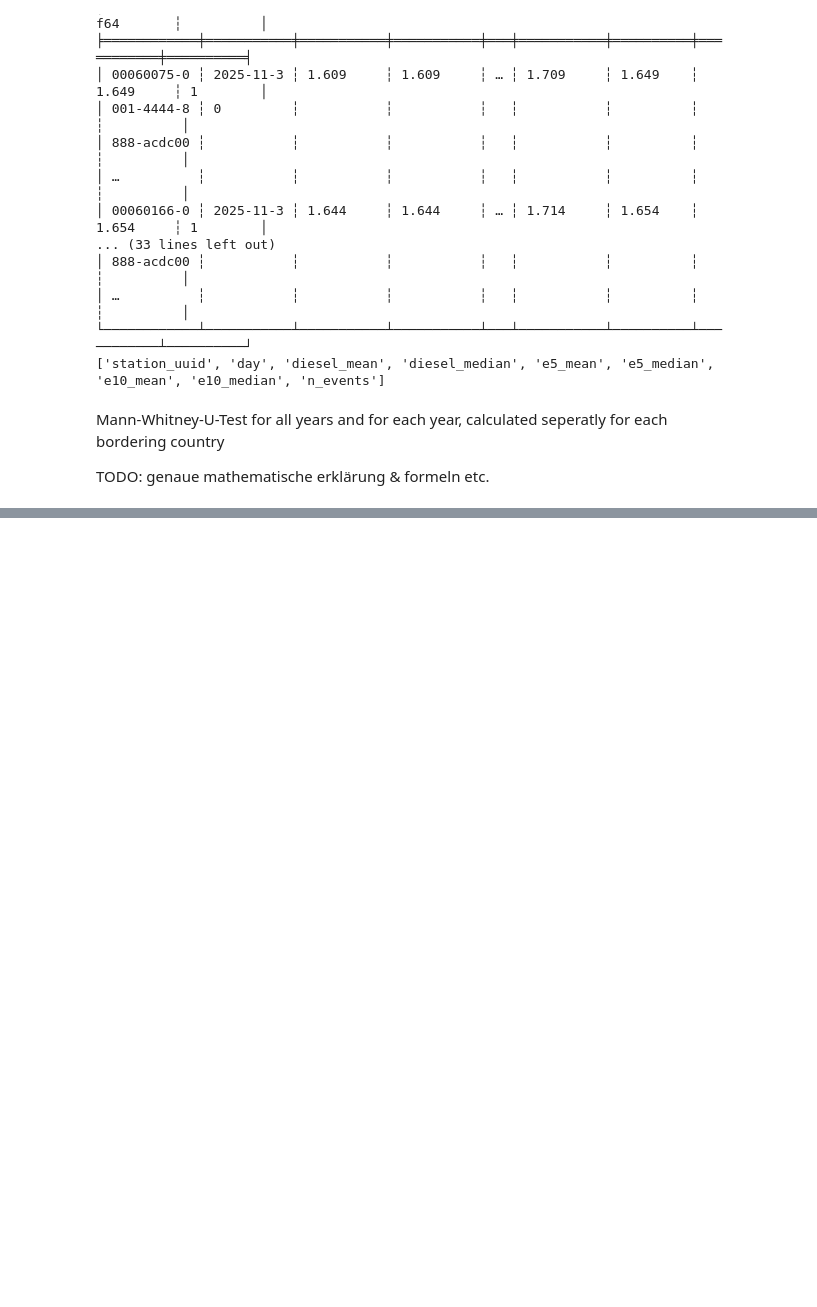
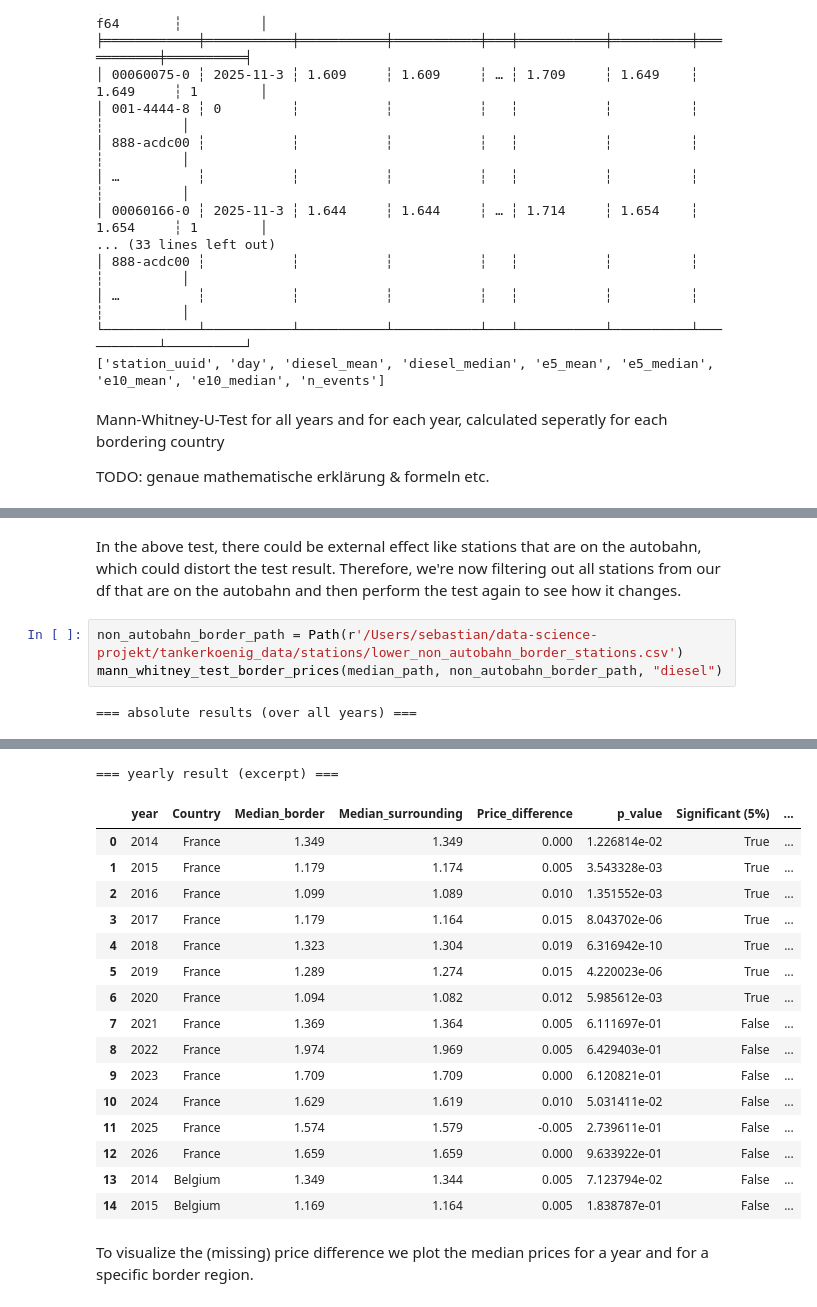
Before and after one commit to qflewy/Data-Science-Projekt, a Jupyter notebook: Notebooks/rq3_nb.ipynb, the cells around one changed output, grey strips where cells are left out. Drawn from its saved outputs; the diff is of its cells as text; blank space fills up the shorter version.

```diff
--- a/Notebooks/rq3_nb.ipynb
+++ b/Notebooks/rq3_nb.ipynb
@@ -136,0 +124,8 @@ data succesfully collected. continuing with the test.
+# %% [markdown]
+In the above test, there could be external effect like stations that are on the autobahn, which could distort the test result.
+Therefore, we're now filtering out all stations from our df that are on the autobahn and then perform the test again to see how it changes.
+# %%
+non_autobahn_border_path = Path(r'/Users/sebastian/data-science-projekt/tankerkoenig_data/stations/lower_non_autobahn_border_stations.csv')
+mann_whitney_test_border_prices(median_path, non_autobahn_border_path, "diesel")
+# %% [output]
+=== absolute results (over all years) ===
@@ -136,0 +141,19 @@ data succesfully collected. continuing with the test.
+=== yearly result (excerpt) ===
+|  | year | Country | Median_border | Median_surrounding | Price_difference | p_value | Significant (5%) | ... |
+| 0 | 2014 | France | 1.349 | 1.349 | 0.000 | 1.226814e-02 | True | ... |
+| 1 | 2015 | France | 1.179 | 1.174 | 0.005 | 3.543328e-03 | True | ... |
+| 2 | 2016 | France | 1.099 | 1.089 | 0.010 | 1.351552e-03 | True | ... |
+| 3 | 2017 | France | 1.179 | 1.164 | 0.015 | 8.043702e-06 | True | ... |
+| 4 | 2018 | France | 1.323 | 1.304 | 0.019 | 6.316942e-10 | True | ... |
+| 5 | 2019 | France | 1.289 | 1.274 | 0.015 | 4.220023e-06 | True | ... |
+| 6 | 2020 | France | 1.094 | 1.082 | 0.012 | 5.985612e-03 | True | ... |
+| 7 | 2021 | France | 1.369 | 1.364 | 0.005 | 6.111697e-01 | False | ... |
+| 8 | 2022 | France | 1.974 | 1.969 | 0.005 | 6.429403e-01 | False | ... |
+| 9 | 2023 | France | 1.709 | 1.709 | 0.000 | 6.120821e-01 | False | ... |
+| 10 | 2024 | France | 1.629 | 1.619 | 0.010 | 5.031411e-02 | False | ... |
+| 11 | 2025 | France | 1.574 | 1.579 | -0.005 | 2.739611e-01 | False | ... |
+| 12 | 2026 | France | 1.659 | 1.659 | 0.000 | 9.633922e-01 | False | ... |
+| 13 | 2014 | Belgium | 1.349 | 1.344 | 0.005 | 7.123794e-02 | False | ... |
+| 14 | 2015 | Belgium | 1.169 | 1.164 | 0.005 | 1.838787e-01 | False | ... |
+# %% [markdown]
+To visualize the (missing) price difference we plot the median prices for a year and for a specific border region.
```
Also changed, not shown: parts of 22 cells of this notebook, 13 other files.
